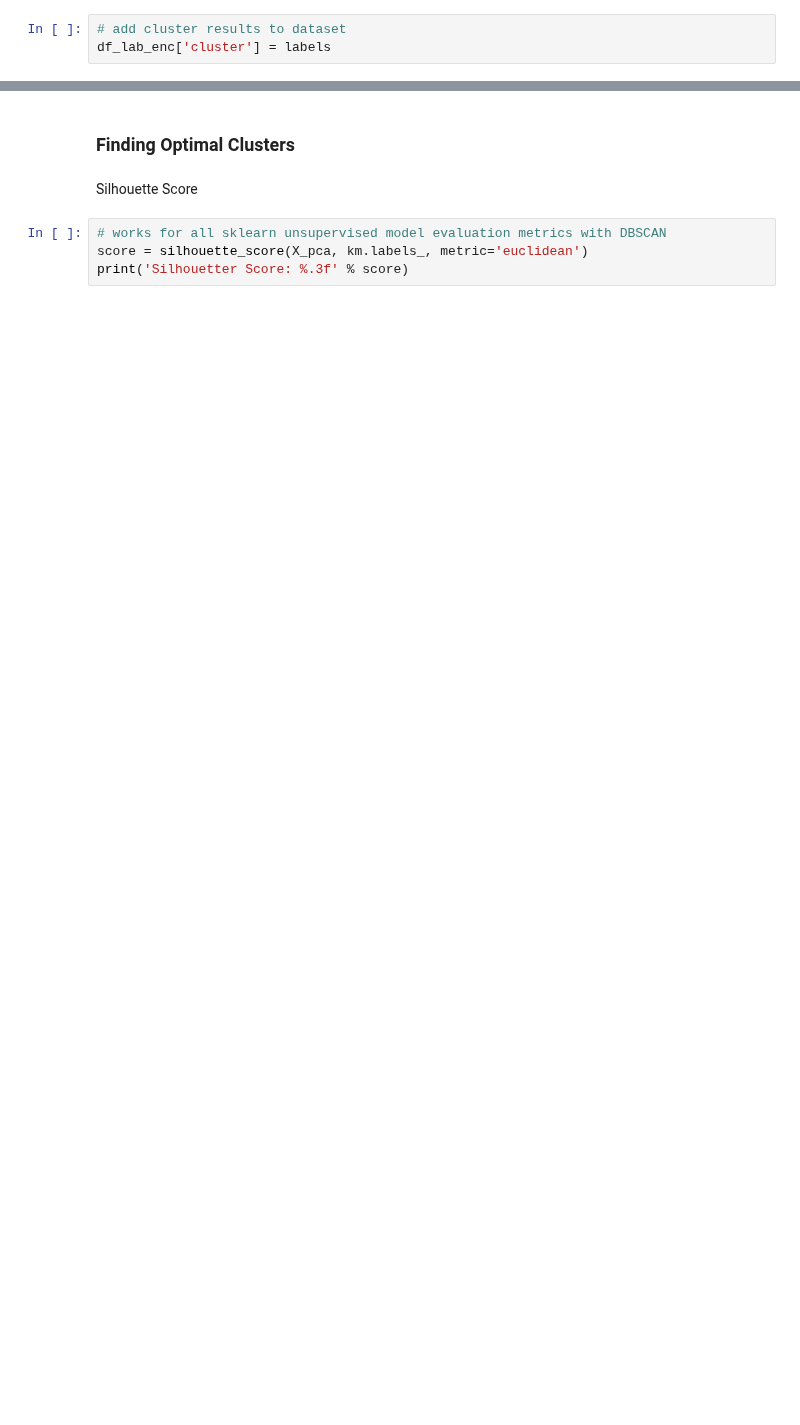
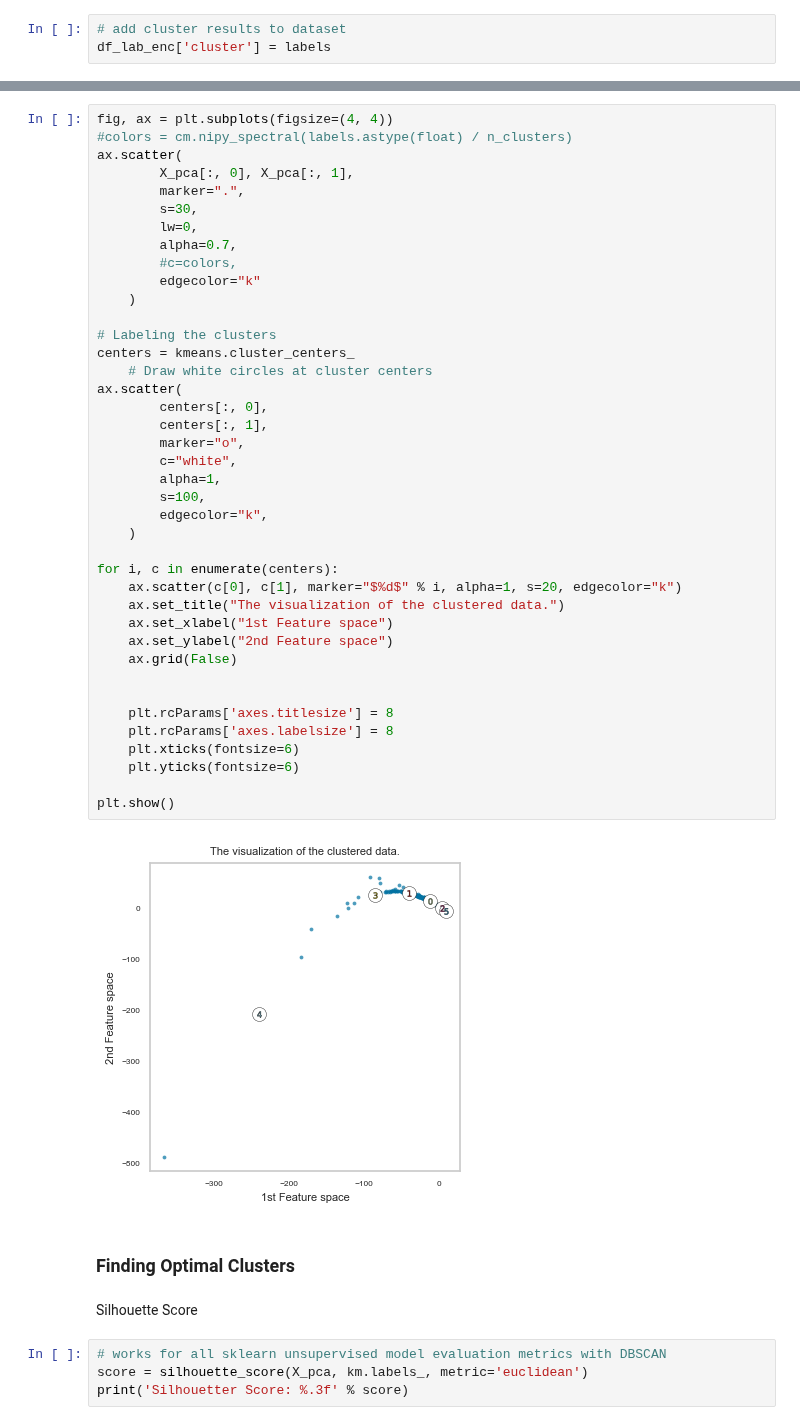
Before and after one commit to martza87/siads_696_mII, a Jupyter notebook: src/04_unsupervised_learning_model.ipynb, the cells around one changed output, grey strips where cells are left out. Saved outputs shown, nothing was run; the diff lists cells and outputs as text; blank space fills up the shorter version.

```diff
--- a/src/04_unsupervised_learning_model.ipynb
+++ b/src/04_unsupervised_learning_model.ipynb
@@ -99,3 +155,45 @@ pd.DataFrame({
+# %%
+fig, ax = plt.subplots(figsize=(4, 4))
+#colors = cm.nipy_spectral(labels.astype(float) / n_clusters)
+ax.scatter(
+        X_pca[:, 0], X_pca[:, 1],
+        marker=".",
+        s=30,
+        lw=0,
+        alpha=0.7,
+        #c=colors,
+        edgecolor="k"
+    )
+
+# Labeling the clusters
+centers = kmeans.cluster_centers_
+    # Draw white circles at cluster centers
+ax.scatter(
+        centers[:, 0],
+        centers[:, 1],
+        marker="o",
+        c="white",
+        alpha=1,
+        s=100,
+        edgecolor="k",
+    )
+
+for i, c in enumerate(centers):
+    ax.scatter(c[0], c[1], marker="$%d$" % i, alpha=1, s=20, edgecolor="k")
+    ax.set_title("The visualization of the clustered data.")
+    ax.set_xlabel("1st Feature space")
+    ax.set_ylabel("2nd Feature space")
+    ax.grid(False)
+
+
+    plt.rcParams['axes.titlesize'] = 8
+    plt.rcParams['axes.labelsize'] = 8
+    plt.xticks(fontsize=6)
+    plt.yticks(fontsize=6)
+
+plt.show()
+# %% [output]
+[figure, added]
 # %% [markdown]
 ### Finding Optimal Clusters
 # %% [markdown]
```
Also changed, not shown: parts of 17 cells of this notebook, 1 other file.
